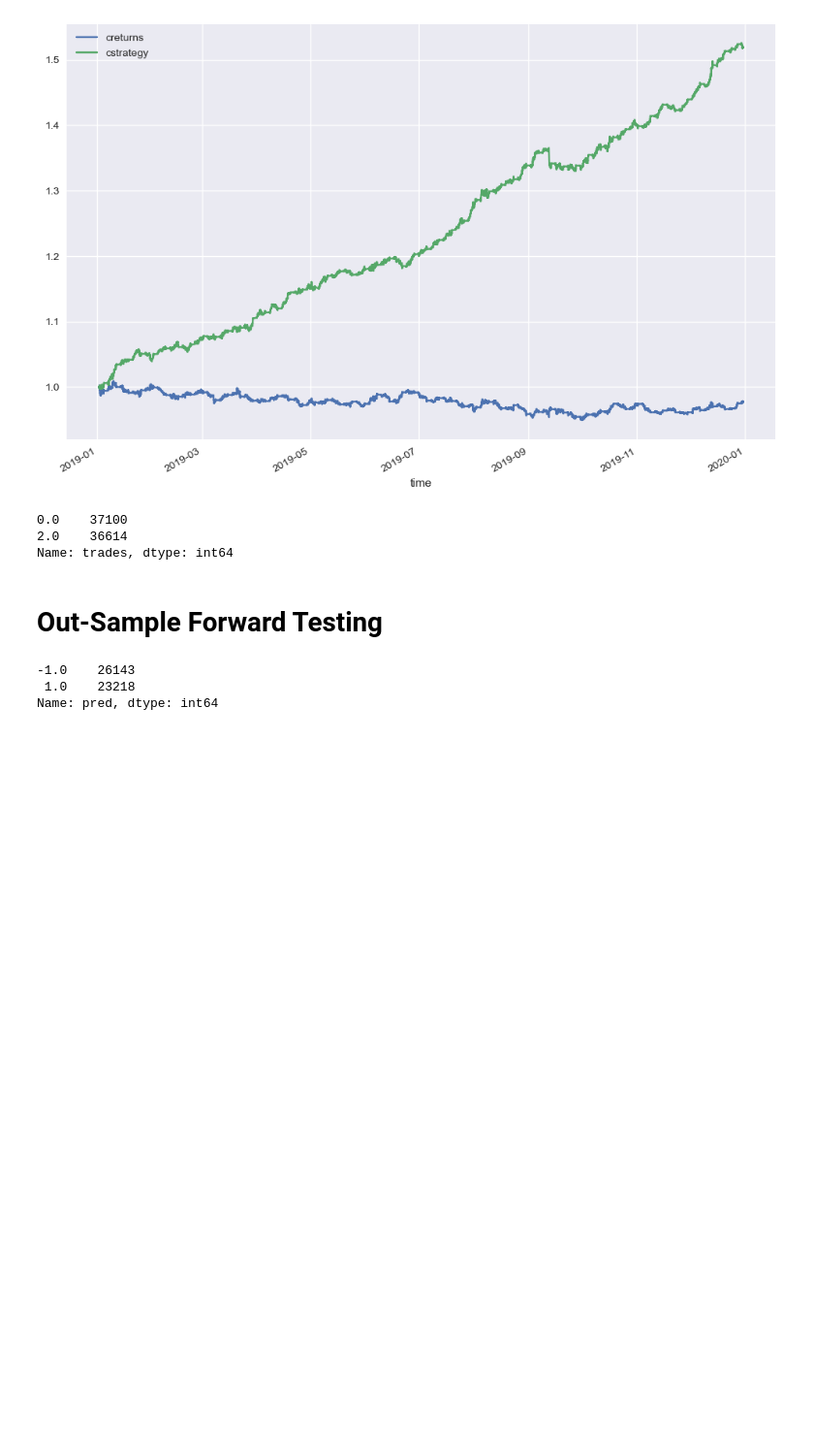
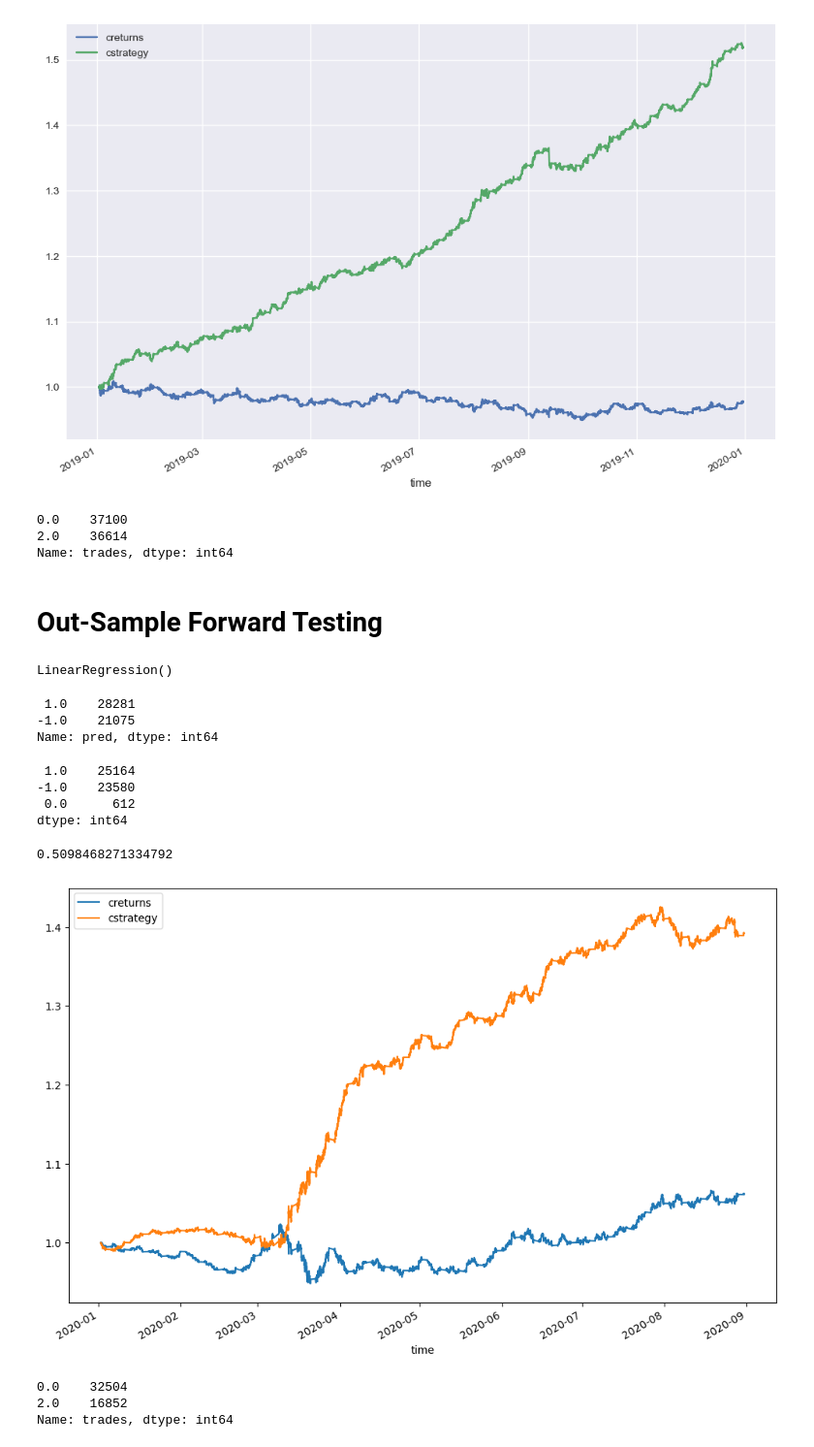
Before and after one commit to Numann-Malik/Machine-Learning, a Jupyter notebook: Regression.ipynb, the cells around one changed output. Shown: that part at 97% size. Saved outputs shown, nothing was run; the diff lists cells and outputs as text; code cells hidden in the pictures; blank space fills up the shorter version.

```diff
--- a/Regression.ipynb
+++ b/Regression.ipynb
@@ -218,8 +218,6 @@ df
 | 2019-12-30 23:50:00+00:00 | 1.120275 | -0.000018 | 0.000076 | 0.000027 | -0.000004 | -0.000112 | -0.000018 |
 | 2019-12-30 23:55:00+00:00 | 1.120130 | -0.000129 | -0.000018 | 0.000076 | 0.000027 | -0.000004 | -0.000112 |
 73714 rows × 7 columns
-# %%
-lm = LinearRegression(fit_intercept = True)
 # %%
 lm.fit(df[cols], df.returns)
 # %% [output]
@@ -287,6 +285,10 @@ for lag in range(1, lags + 1):
     df2[col] = df2.returns.shift(lag)
     cols.append(col)
 df2.dropna(inplace = True)
+# %%
+lm.fit(df2[cols], df2.returns)
+# %% [output]
+LinearRegression()
 # %%
 df2["pred"] = lm.predict(df2[cols].values)
 # %%
@@ -294,6 +296,34 @@ df2.pred = np.sign(df2.pred)
 # %%
 df2.pred.value_counts()
 # %% [output]
--1.0    26143
- 1.0    23218
+ 1.0    28281
+-1.0    21075
 Name: pred, dtype: int64
+# %%
+hits = np.sign(df2.returns * df2.pred).value_counts()
+hits
+# %% [output]
+ 1.0    25164
+-1.0    23580
+ 0.0      612
+dtype: int64
+# %%
+hit_ratio = hits[1.0] / sum(hits)
+hit_ratio
+# %% [output]
+0.5098468271334792
+# %%
+df2["strategy"] = df2.pred * df2.returns
+df2["creturns"] = df2["returns"].cumsum().apply(np.exp)
+df2["cstrategy"] = df2["strategy"].cumsum().apply(np.exp)
+df2[["creturns", "cstrategy"]].plot(figsize = (12, 8))
+plt.show()
+# %% [output]
+[figure, added]
+# %%
+df2["trades"] = df2.pred.diff().fillna(0).abs()
+df2.trades.value_counts()
+# %% [output]
+0.0    32504
+2.0    16852
+Name: trades, dtype: int64
```
